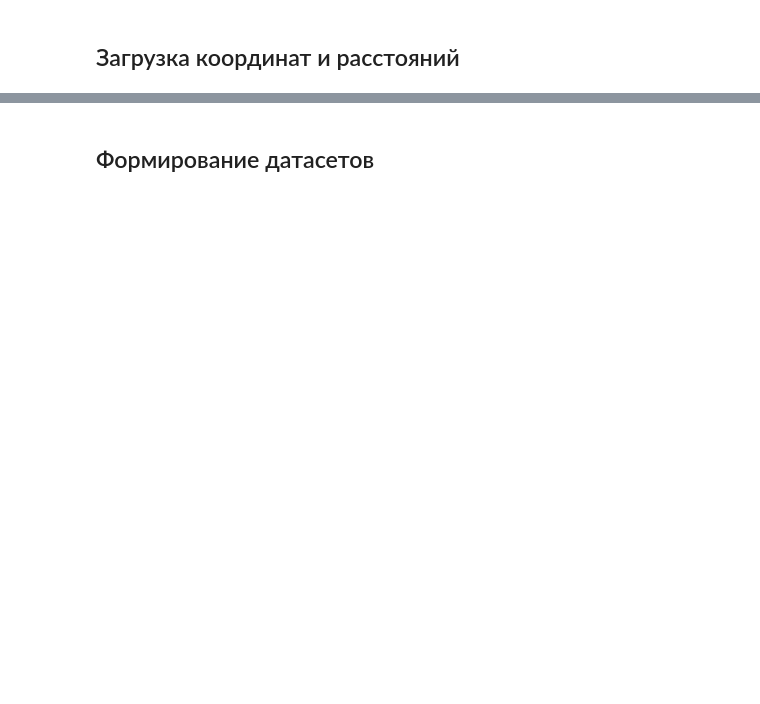
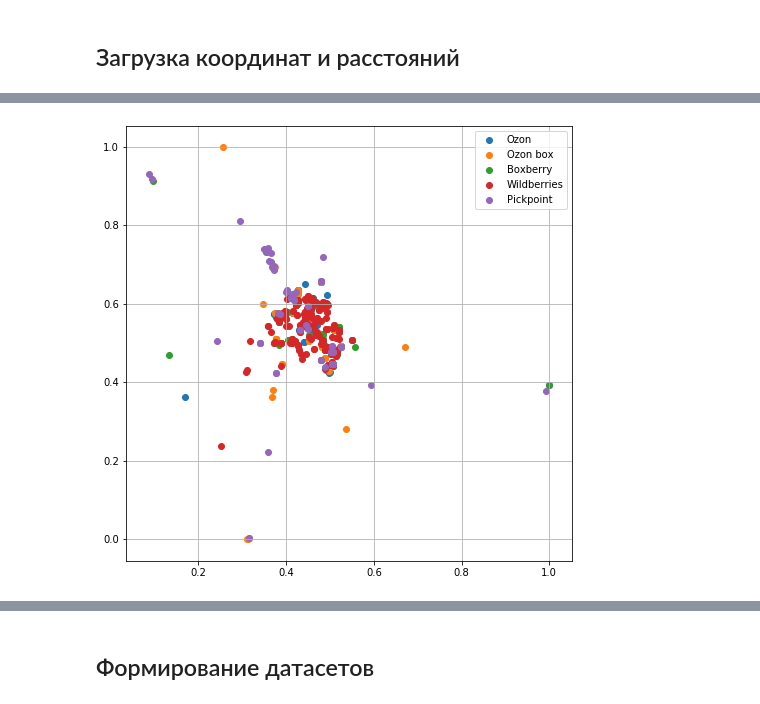
Before and after one commit to Arssel/CMC6, a Jupyter notebook: Data.ipynb, the cells around one changed output, grey strips where cells are left out. Drawn from its saved outputs; the diff is of its cells as text; code cells hidden in the pictures; blank space fills up the shorter version.

```diff
--- a/Data.ipynb
+++ b/Data.ipynb
@@ -126,3 +111,43 @@ f = open('./data/parsed_data/coords_dict.pkl', 'rb')
 company_ads = pickle.load(f)
 
 f.close()
+# %%
+all_points = []
+for company in company_list:
+    if company != 'Burger King':
+        all_points += company_ads[company]
+
+all_points = np.array(all_points)
+# %%
+min_x = all_points[:, 0].min()
+min_y = all_points[:, 1].min()
+all_points[:, 0] = all_points[:, 0] - min_x
+all_points[:, 1] = all_points[:, 1] - min_y
+all_points = all_points[all_points[:, 1] < 20]
+max_x = all_points[:, 0].max()
+max_y = all_points[:, 1].max()
+# %%
+delievery = [ 'Ozon',
+    'Ozon box',
+    'Boxberry',
+    'Wildberries',
+    'Pickpoint',]
+
+fast_food = [    'Макдональдс',
+    'KFC',
+    'Burger king',]
+# %%
+fig = plt.figure(figsize=(8,8))
+for company in delievery:
+    data = (np.array(company_ads[company]))
+    data[:, 0] = data[:, 0] - min_x
+    data[:, 1] = data[:, 1] - min_y
+    data = data[data[:, 1] < 20]
+    data[:, 0] = data[:, 0]/max_x
+    data[:, 1] = data[:, 1]/max_y
+    plt.scatter(data[:, 0], data[:, 1])
+plt.legend(delievery)
+plt.grid()
+plt.savefig('delievery.jpg')
+# %% [output]
+[figure, added]
```
Also changed, not shown: parts of 14 cells of this notebook, 17 other files.
